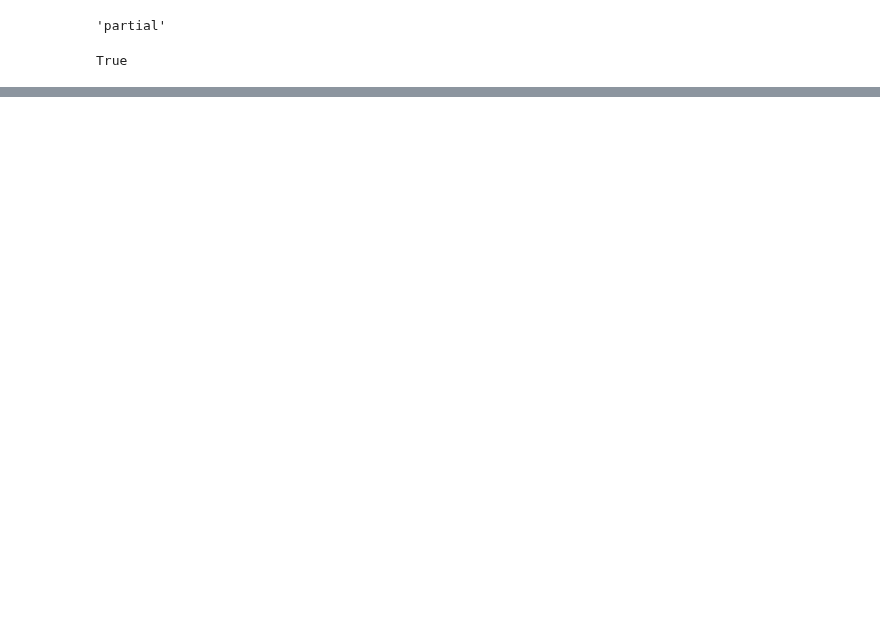
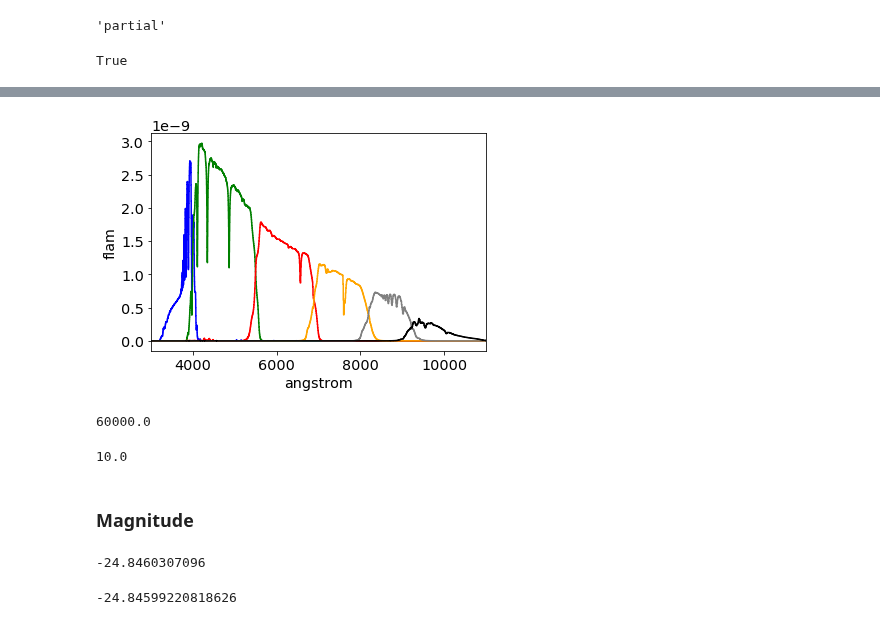
Before and after one commit to sylvielsstfr/PC5AtmStudies, a Jupyter notebook: PySynPhot/BandPass/LSSTPassBand.ipynb, the cells around one changed output, grey strips where cells are left out. Saved outputs shown, nothing was run; the diff lists cells and outputs as text; code cells hidden in the pictures; blank space fills up the shorter version.

Commit message:
full calculation up to magnitude

```diff
--- a/PySynPhot/BandPass/LSSTPassBand.ipynb
+++ b/PySynPhot/BandPass/LSSTPassBand.ipynb
@@ -114,0 +190,13 @@ plt.legend([bp_u_atm.name, bp_g_atm.name,bp_r_atm.name, bp_i_atm.name,bp_z_atm.n
+# %%
+plt.plot(obs_u.binwave,obs_u.binflux,'b',drawstyle='steps-mid')
+plt.plot(obs_g.binwave,obs_g.binflux,'g',drawstyle='steps-mid')
+plt.plot(obs_r.binwave,obs_r.binflux,'r',drawstyle='steps-mid')
+plt.plot(obs_i.binwave,obs_i.binflux,color='orange',drawstyle='steps-mid')
+plt.plot(obs_z.binwave,obs_z.binflux,color='grey',drawstyle='steps-mid')
+plt.plot(obs_y4.binwave,obs_y4.binflux,'k',drawstyle='steps-mid')
+plt.xlim(3000.,11000)
+plt.xlabel(obs_u.waveunits)
+plt.ylabel(obs_u.fluxunits)
+#plt.title(S.Vega.name)
+print obs_u.name
+# %% [output]
@@ -114,0 +204,19 @@ plt.legend([bp_u_atm.name, bp_g_atm.name,bp_r_atm.name, bp_i_atm.name,bp_z_atm.n
+[figure, added]
+# %%
+print obs_u.primary_area
+# %% [output]
+60000.0
+# %%
+print obs_u.binning
+# %% [output]
+10.0
+# %% [markdown]
+### Magnitude
+# %%
+print obs_u.effstim('obmag')
+# %% [output]
+-24.8460307096
+# %%
+-2.5*np.log10(obs_u.binflux.sum())
+# %% [output]
+-24.84599220818626
```
Also changed, not shown: parts of 27 cells of this notebook.
